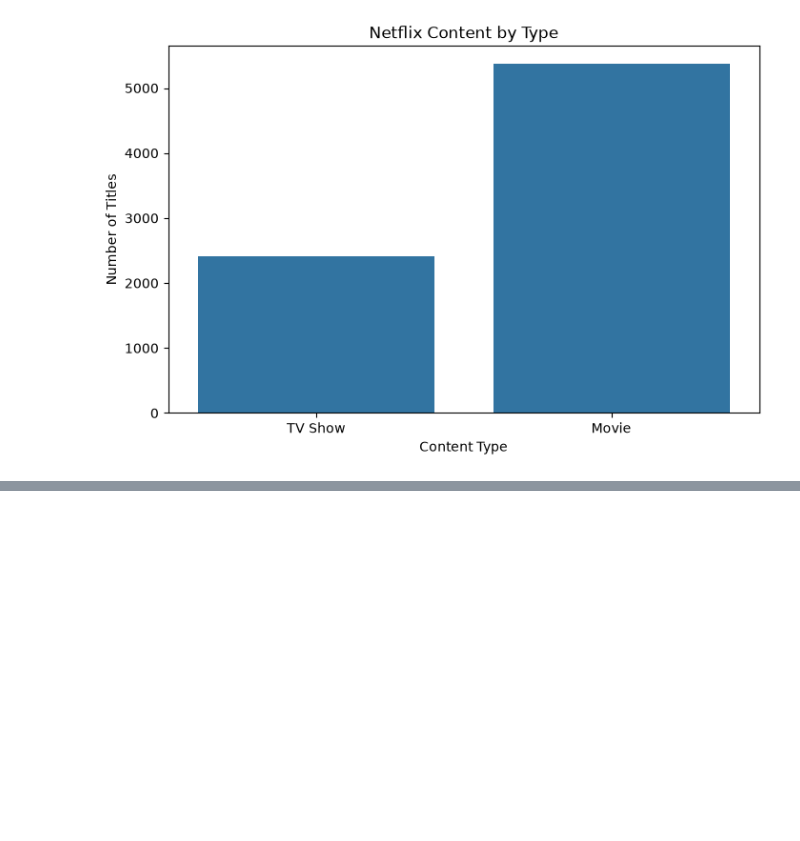
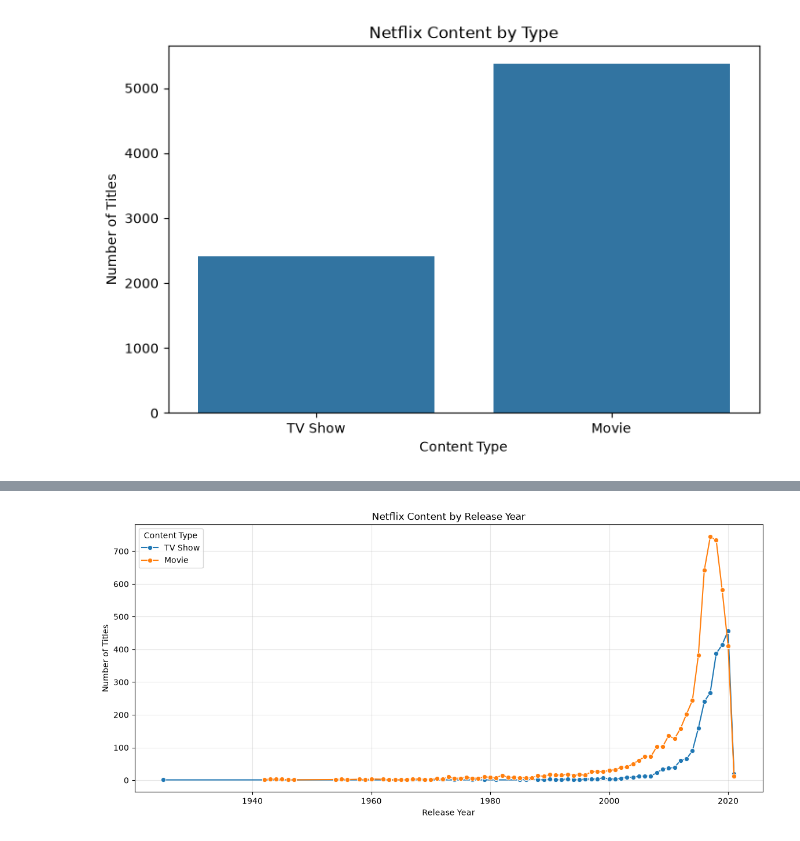
Before and after one commit to RadheShivam/DynamixNetworks_Project_Name, a Jupyter notebook: notebooks/02_eda.ipynb, the cells around one changed output, grey strips where cells are left out. Saved outputs shown, nothing was run; the diff lists cells and outputs as text; code cells hidden in the pictures; blank space fills up the shorter version.

```diff
--- a/notebooks/02_eda.ipynb
+++ b/notebooks/02_eda.ipynb
@@ -103,3 +103,11 @@ plt.savefig(
 plt.show()
 # %% [output]
 [figure]
+# %%
+content_by_year = (
+    df.groupby(['release_year', 'type'])
+      .size()
+      .reset_index(name='count')
+)
+
+content_by_year.head(10)
@@ -105,0 +169,20 @@ plt.show()
+# %%
+plt.figure(figsize=(14, 6))
+
+sns.lineplot(
+    data=content_by_year,
+    x='release_year',
+    y='count',
+    hue='type',
+    marker='o'
+)
+
+plt.title('Netflix Content by Release Year')
+plt.xlabel('Release Year')
+plt.ylabel('Number of Titles')
+plt.legend(title='Content Type')
+plt.grid(alpha=0.3)
+
+plt.show()
+# %% [output]
+[figure, added]
```
Also changed, not shown: parts of 80 cells of this notebook, 18 other files.
